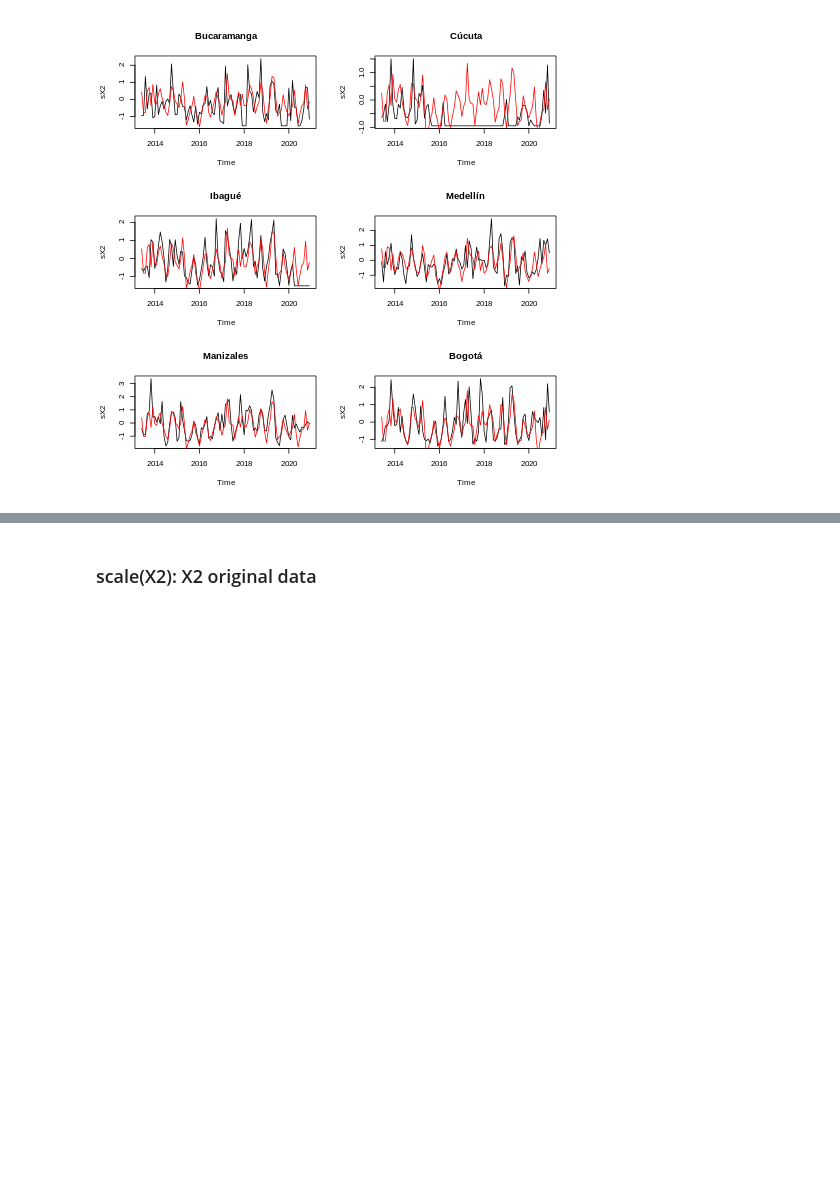
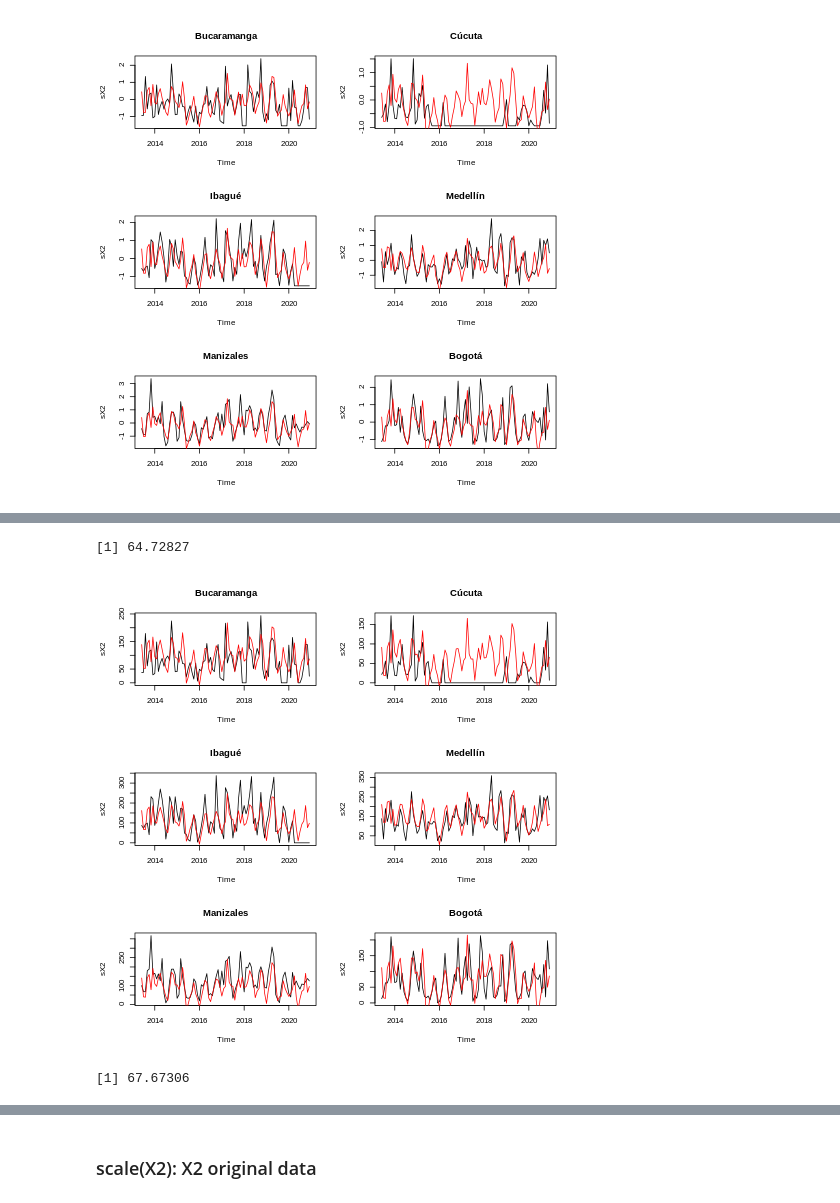
Before and after one commit to jofmorenore/TS_Climatic, a Jupyter notebook: R/SeasonalDFM_PrecipitationAirports6C.ipynb, the cells around one changed output, grey strips where cells are left out. Drawn from its saved outputs; the diff is of its cells as text; code cells hidden in the pictures; blank space fills up the shorter version.

```diff
--- a/R/SeasonalDFM_PrecipitationAirports6C.ipynb
+++ b/R/SeasonalDFM_PrecipitationAirports6C.ipynb
@@ -1368,0 +1509,18 @@ for(i in 2:ncol(Chi_hat)){
+# %%
+%%R
+sqrt(mean(eh2))
+# %% [output]
+[1] 64.72827
+# %%
+%%R
+par(mfrow =c(3,2))
+plot(Data2$Date[(ntrain+1):(ntrain+ntest)], X2[(ntrain+1):(ntrain+ntest),1], type = 'l', col = 'black',
+     xlab = 'Time', ylab = 'sX2', main = names(Data2)[2])
+lines(Data2$Date[(ntrain+1):(ntrain+ntest)], Chi_hat2[,1], col = 'red')
+for(i in 2:ncol(Chi_hat)){
+    plot(Data2$Date[(ntrain+1):(ntrain+ntest)], X2[(ntrain+1):(ntrain+ntest),i], type = 'l', col = 'black', xlab = 'Time', ylab = 'sX2',
+         main = names(Data2)[i+1])
+    lines(Data2$Date[(ntrain+1):(ntrain+ntest)], Chi_hat2[,i], col = 'red')
+}
+# %% [output]
+[figure, added]
@@ -1368,0 +1567,5 @@ for(i in 2:ncol(Chi_hat)){
+# %%
+%%R
+sqrt(mean(eh2))
+# %% [output]
+[1] 67.67306
```
Also changed, not shown: parts of 15 cells of this notebook.
